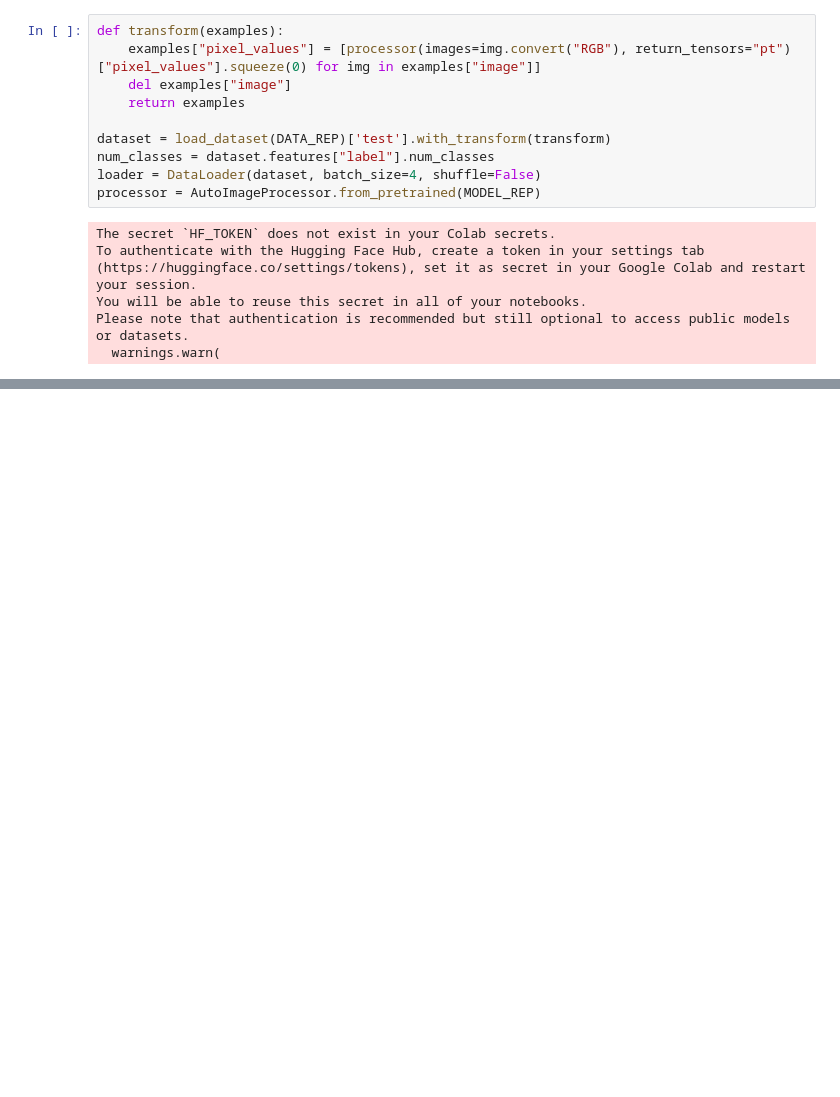
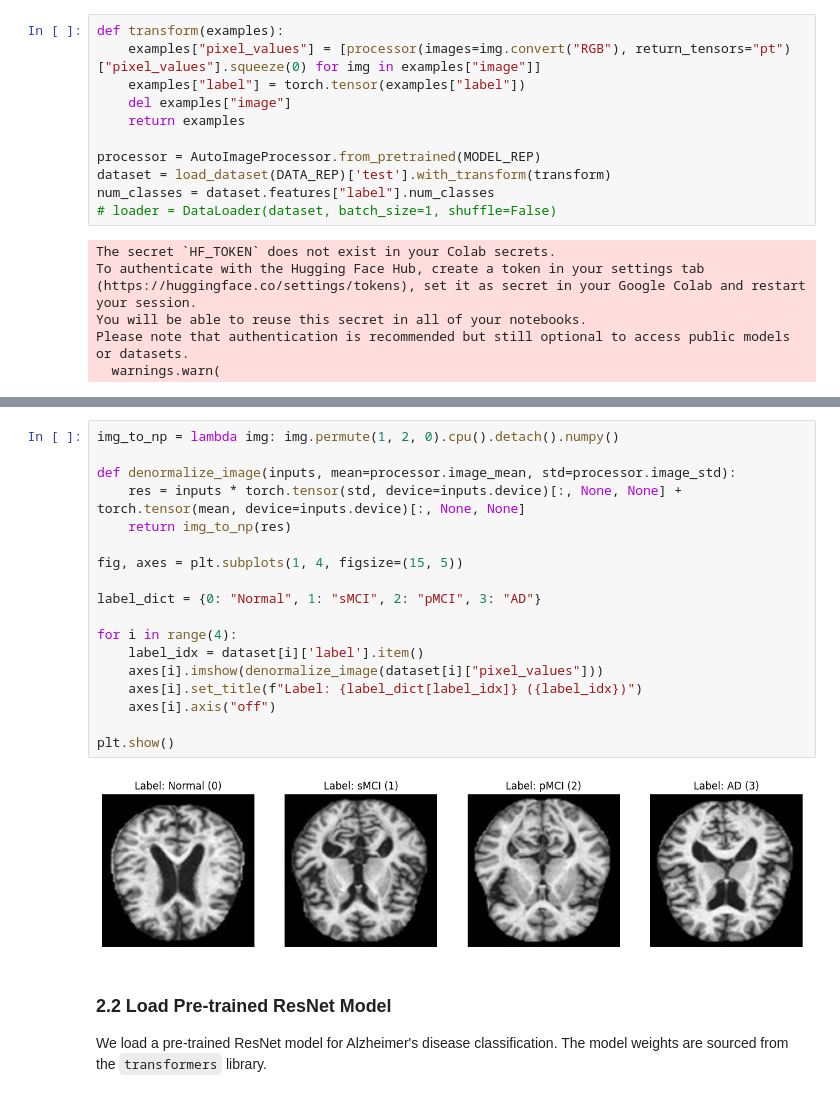
Before and after one commit to wltjr1007/pnpxai, a Jupyter notebook: tutorials/lear_workinprogress.ipynb, the cells around one changed output, grey strips where cells are left out. Drawn from its saved outputs; the diff is of its cells as text; blank space fills up the shorter version.

```diff
--- a/tutorials/lear_workinprogress.ipynb
+++ b/tutorials/lear_workinprogress.ipynb
@@ -52,13 +73,14 @@ MODEL_REP = "evanrsl/resnet-Alzheimer"
 # %%
 def transform(examples):
     examples["pixel_values"] = [processor(images=img.convert("RGB"), return_tensors="pt")["pixel_values"].squeeze(0) for img in examples["image"]]
+    examples["label"] = torch.tensor(examples["label"])
     del examples["image"]
     return examples
 
+processor = AutoImageProcessor.from_pretrained(MODEL_REP)
 dataset = load_dataset(DATA_REP)['test'].with_transform(transform)
 num_classes = dataset.features["label"].num_classes
-loader = DataLoader(dataset, batch_size=4, shuffle=False)
-processor = AutoImageProcessor.from_pretrained(MODEL_REP)
+# loader = DataLoader(dataset, batch_size=1, shuffle=False)
 # %% [output]
 The secret `HF_TOKEN` does not exist in your Colab secrets.
 To authenticate with the Hugging Face Hub, create a token in your settings tab (https://huggingface.co/settings/tokens), set it as secret in your Google Colab and restart your session.
@@ -68,2 +110,27 @@ Please note that authentication is recommended but still optional to access publ
+# %%
+img_to_np = lambda img: img.permute(1, 2, 0).cpu().detach().numpy()
+
+def denormalize_image(inputs, mean=processor.image_mean, std=processor.image_std):
+    res = inputs * torch.tensor(std, device=inputs.device)[:, None, None] + torch.tensor(mean, device=inputs.device)[:, None, None]
+    return img_to_np(res)
+
+fig, axes = plt.subplots(1, 4, figsize=(15, 5))
+
+label_dict = {0: "Normal", 1: "sMCI", 2: "pMCI", 3: "AD"}
+
+for i in range(4):
+    label_idx = dataset[i]['label'].item()
+    axes[i].imshow(denormalize_image(dataset[i]["pixel_values"]))
+    axes[i].set_title(f"Label: {label_dict[label_idx]} ({label_idx})")
+    axes[i].axis("off")
+
+plt.show()
+# %% [output]
+[figure, added]
+# %% [markdown]
+
+### 2.2 Load Pre-trained ResNet Model<a name="load-model"></a>
+
+We load a pre-trained ResNet model for Alzheimer's disease classification. The model weights are sourced from the `transformers` library.
 # %%
 class ResNetBase(ResNetForImageClassification):
```
Also changed, not shown: parts of 26 cells of this notebook.
